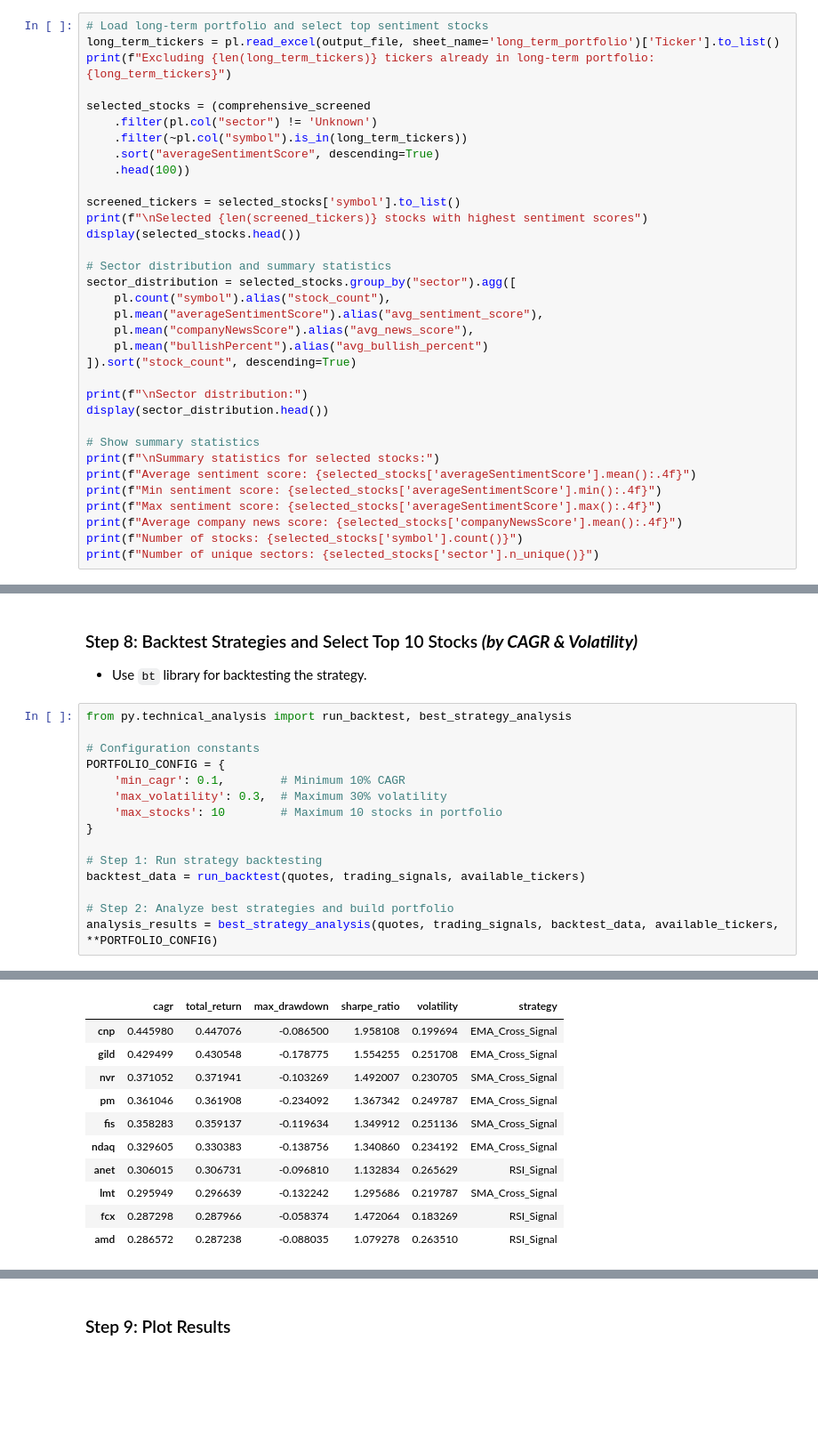
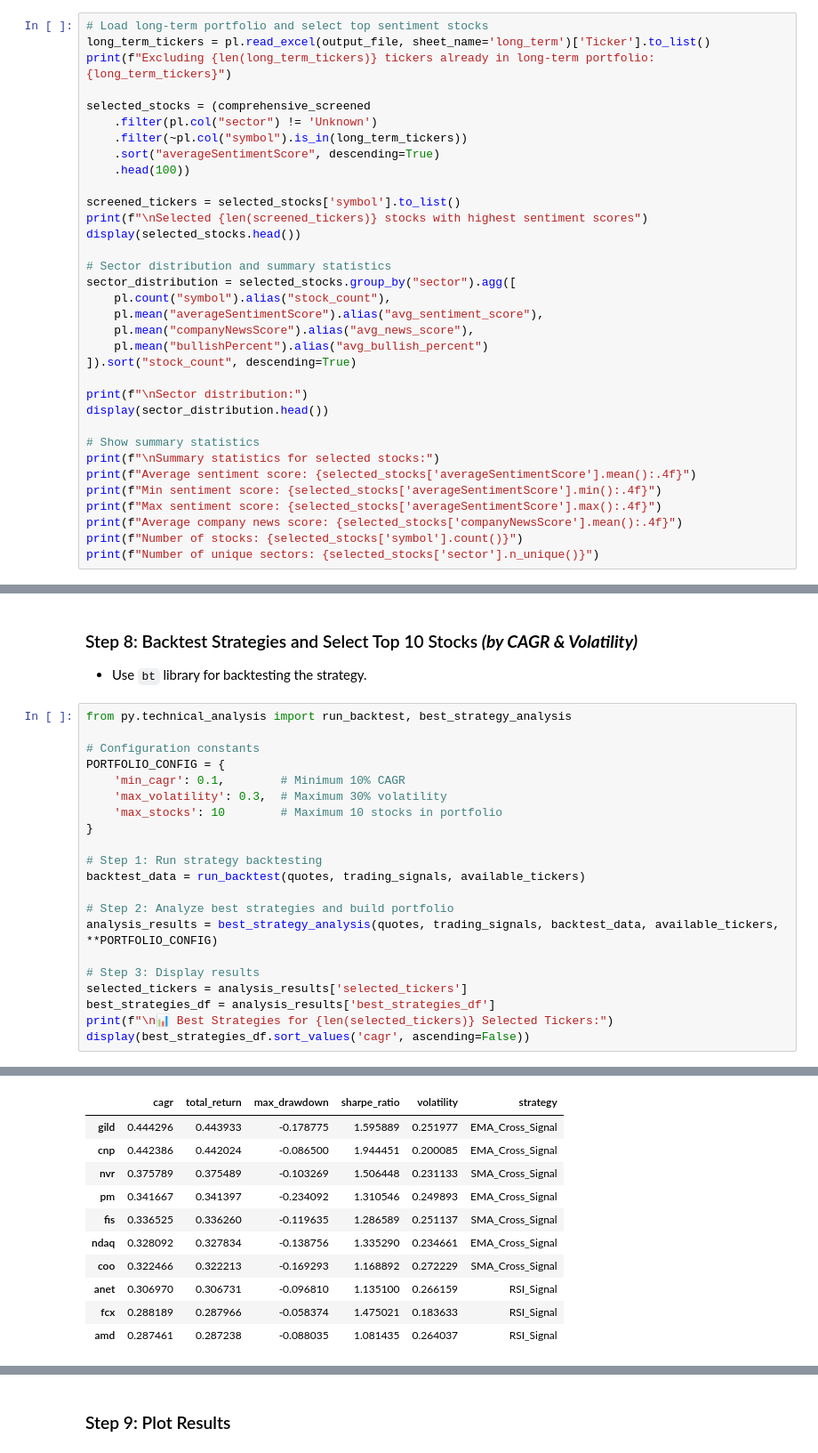
Before and after one commit to renan-peres/mfin-algo-trading-team, a Jupyter notebook: 02_short_term_portfolio.ipynb, the cells around one changed output, grey strips where cells are left out. Shown at 89% size. Drawn from its saved outputs; the diff is of its cells as text; blank space fills up the shorter version.

```diff
--- a/02_short_term_portfolio.ipynb
+++ b/02_short_term_portfolio.ipynb
@@ -241,7 +240,7 @@ shape: (11, 7)
 - Constrained by being part of the s&p 500 index and not already in the portfolio long-term portfolio.
 # %%
 # Load long-term portfolio and select top sentiment stocks
-long_term_tickers = pl.read_excel(output_file, sheet_name='long_term_portfolio')['Ticker'].to_list()
+long_term_tickers = pl.read_excel(output_file, sheet_name='long_term')['Ticker'].to_list()
 print(f"Excluding {len(long_term_tickers)} tickers already in long-term portfolio: {long_term_tickers}")
 
 selected_stocks = (comprehensive_screened
@@ -362,6 +361,12 @@ backtest_data = run_backtest(quotes, trading_signals, available_tickers)
 
 # Step 2: Analyze best strategies and build portfolio
 analysis_results = best_strategy_analysis(quotes, trading_signals, backtest_data, available_tickers, **PORTFOLIO_CONFIG)
+
+# Step 3: Display results
+selected_tickers = analysis_results['selected_tickers']
+best_strategies_df = analysis_results['best_strategies_df']
+print(f"\n📊 Best Strategies for {len(selected_tickers)} Selected Tickers:")
+display(best_strategies_df.sort_values('cagr', ascending=False))
 # %% [output]
 ================================================================================
 STRATEGY BACKTESTING ANALYSIS
@@ -381,13 +386,13 @@ STRATEGY BACKTESTING ANALYSIS
 
 📊 Best Strategies for 10 Selected Tickers:
 |  | cagr | total_return | max_drawdown | sharpe_ratio | volatility | strategy |
-| cnp | 0.445980 | 0.447076 | -0.086500 | 1.958108 | 0.199694 | EMA_Cross_Signal |
-| gild | 0.429499 | 0.430548 | -0.178775 | 1.554255 | 0.251708 | EMA_Cross_Signal |
-| nvr | 0.371052 | 0.371941 | -0.103269 | 1.492007 | 0.230705 | SMA_Cross_Signal |
-| pm | 0.361046 | 0.361908 | -0.234092 | 1.367342 | 0.249787 | EMA_Cross_Signal |
-| fis | 0.358283 | 0.359137 | -0.119634 | 1.349912 | 0.251136 | SMA_Cross_Signal |
-| ndaq | 0.329605 | 0.330383 | -0.138756 | 1.340860 | 0.234192 | EMA_Cross_Signal |
-| anet | 0.306015 | 0.306731 | -0.096810 | 1.132834 | 0.265629 | RSI_Signal |
-| lmt | 0.295949 | 0.296639 | -0.132242 | 1.295686 | 0.219787 | SMA_Cross_Signal |
-| fcx | 0.287298 | 0.287966 | -0.058374 | 1.472064 | 0.183269 | RSI_Signal |
-| amd | 0.286572 | 0.287238 | -0.088035 | 1.079278 | 0.263510 | RSI_Signal |
+| gild | 0.444296 | 0.443933 | -0.178775 | 1.595889 | 0.251977 | EMA_Cross_Signal |
+| cnp | 0.442386 | 0.442024 | -0.086500 | 1.944451 | 0.200085 | EMA_Cross_Signal |
+| nvr | 0.375789 | 0.375489 | -0.103269 | 1.506448 | 0.231133 | SMA_Cross_Signal |
+| pm | 0.341667 | 0.341397 | -0.234092 | 1.310546 | 0.249893 | EMA_Cross_Signal |
+| fis | 0.336525 | 0.336260 | -0.119635 | 1.286589 | 0.251137 | SMA_Cross_Signal |
+| ndaq | 0.328092 | 0.327834 | -0.138756 | 1.335290 | 0.234661 | EMA_Cross_Signal |
+| coo | 0.322466 | 0.322213 | -0.169293 | 1.168892 | 0.272229 | SMA_Cross_Signal |
+| anet | 0.306970 | 0.306731 | -0.096810 | 1.135100 | 0.266159 | RSI_Signal |
+| fcx | 0.288189 | 0.287966 | -0.058374 | 1.475021 | 0.183633 | RSI_Signal |
+| amd | 0.287461 | 0.287238 | -0.088035 | 1.081435 | 0.264037 | RSI_Signal |
```
Also changed, not shown: parts of 16 cells of this notebook, 17 other files.
